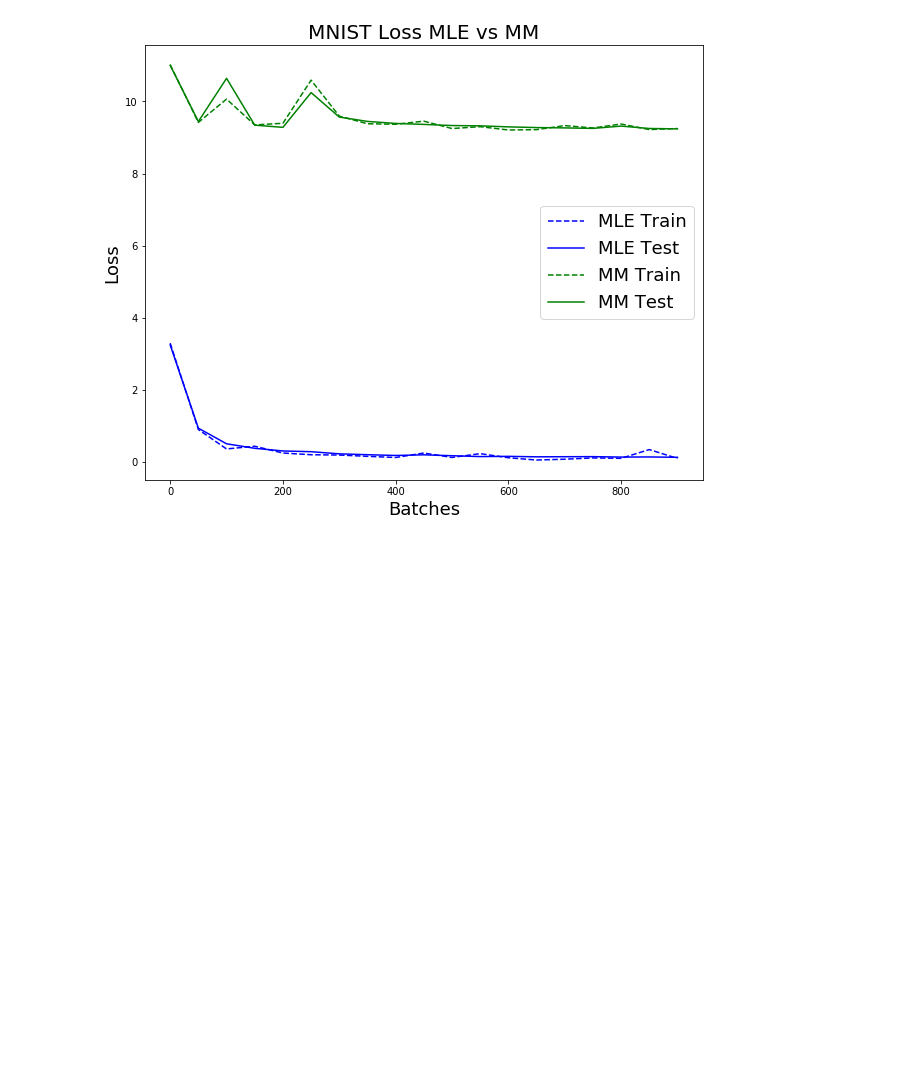
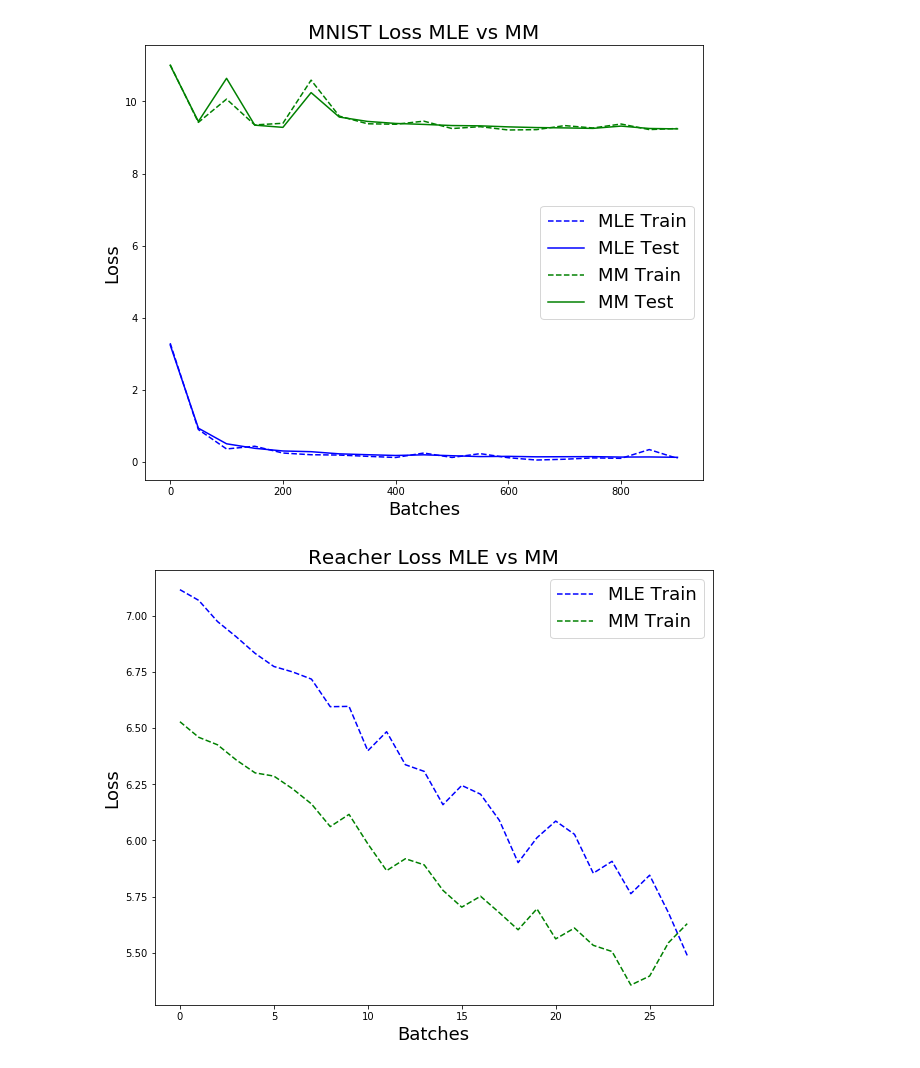
Before and after one commit to jacky-liang/minimax_cross_entropy, a Jupyter notebook: Plots.ipynb, the cells around one changed output. Saved outputs shown, nothing was run; the diff lists cells and outputs as text; code cells hidden in the pictures; blank space fills up the shorter version.

Commit message:
results for mnist and reacher

```diff
--- a/Plots.ipynb
+++ b/Plots.ipynb
@@ -13,6 +13,9 @@ with open('results/mnist_mm_evals.pkl', 'r') as f:
 
 with open('results/reacher_mle_evals.pkl', 'r') as f:
     reacher_mle_evals = load(f)
+
+with open('results/reacher_mm_evals.pkl', 'r') as f:
+    reacher_mm_evals = load(f)
 # %%
 plt.figure(figsize=(10, 8))
 plt.plot(mnist_mle_evals['ts'], [x['accu'] for x in mnist_mle_evals['tr']], '--', label='MLE Train', c='blue')
@@ -41,3 +44,14 @@ plt.xlabel('Batches', fontsize=18)
 plt.show()
 # %% [output]
 [figure]
+# %%
+plt.figure(figsize=(10, 8))
+plt.plot(reacher_mle_evals['ts'], reacher_mle_evals['tr_loss'], '--', label='MLE Train', c='blue')
+plt.plot(reacher_mm_evals['ts'], reacher_mm_evals['tr_loss'], '--', label='MM Train', c='green')
+plt.legend(fontsize=fs)
+plt.title('Reacher Loss MLE vs MM', fontsize=20)
+plt.ylabel('Loss', fontsize=18)
+plt.xlabel('Batches', fontsize=18)
+plt.show()
+# %% [output]
+[figure, added]
```
Also changed, not shown: parts of 1 cell of this notebook, 5 other files.
